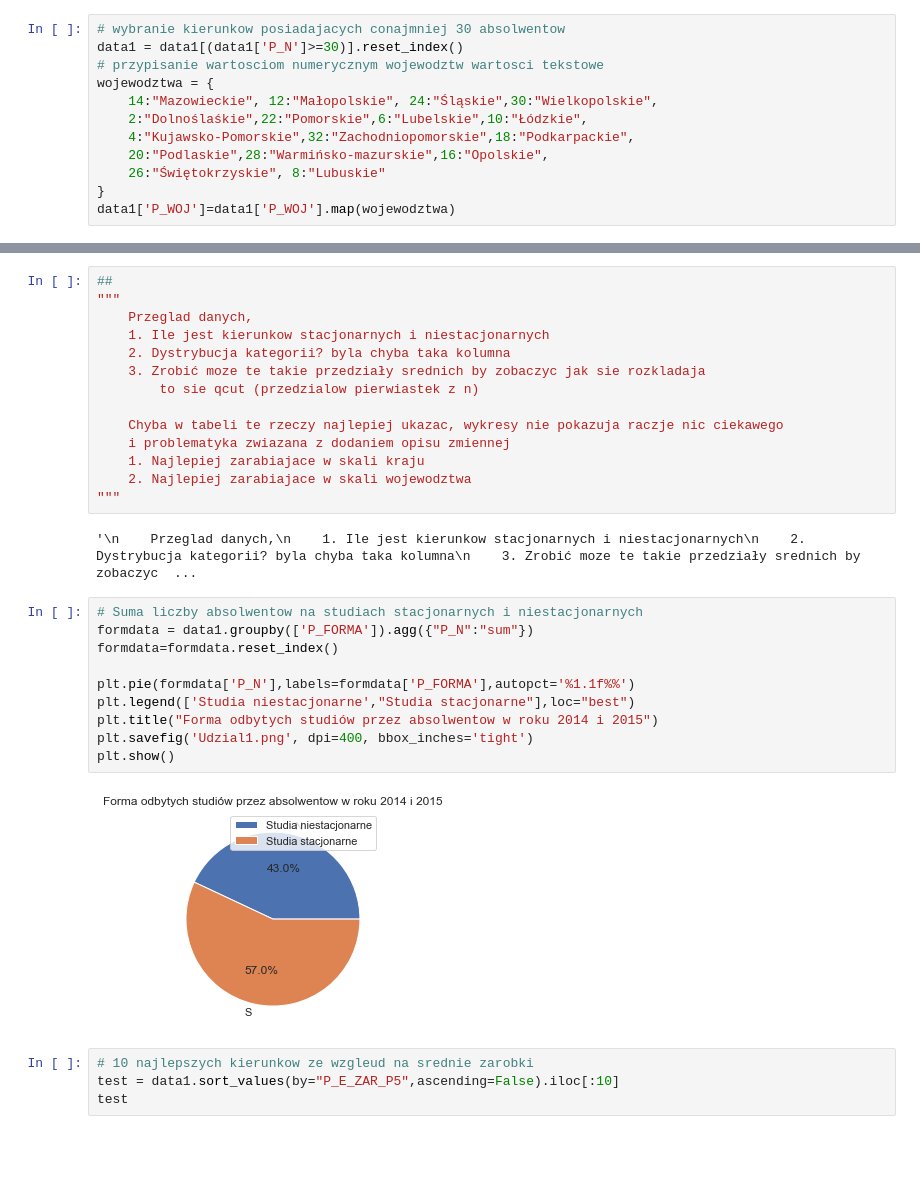
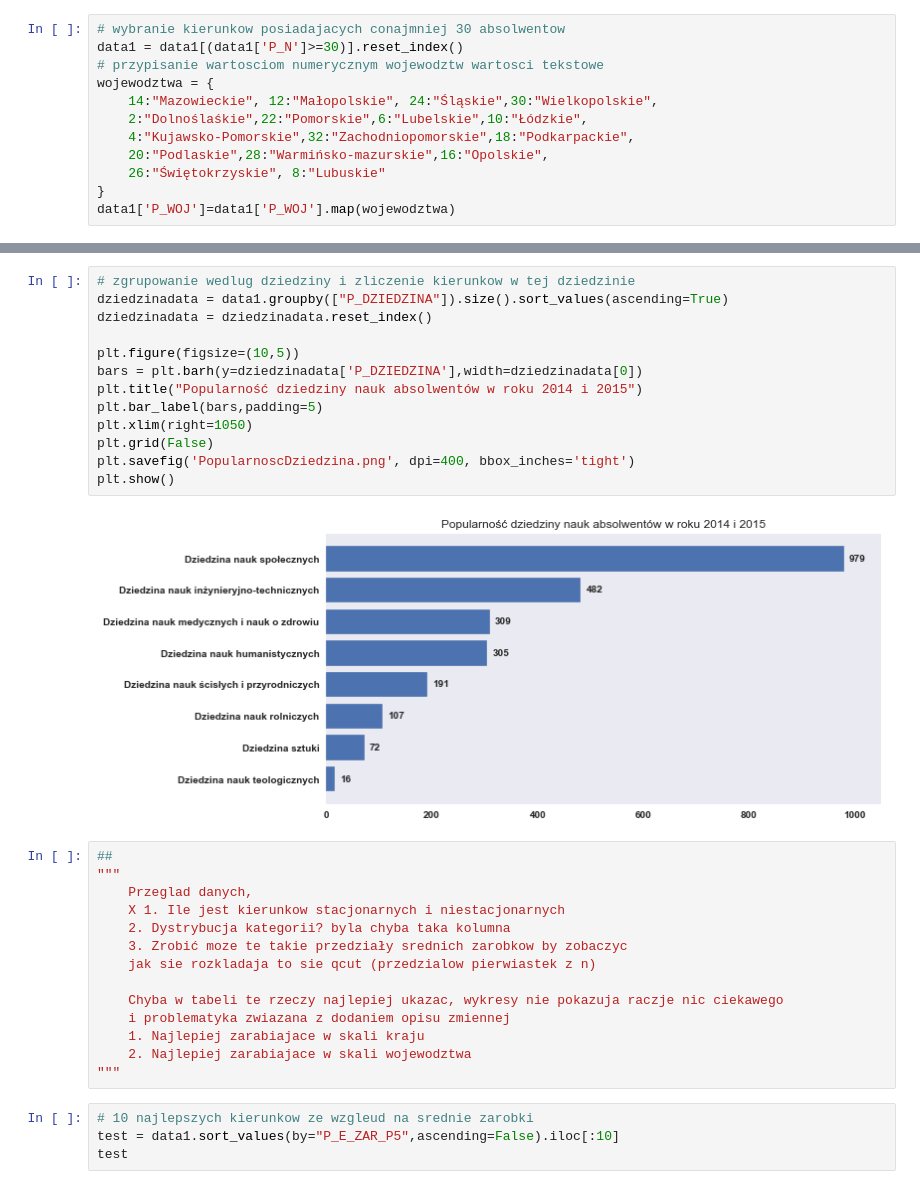
Before and after one commit to CptQuak/CasestudyGraduateEarnings, a Jupyter notebook: zadanie1.ipynb, the cells around one changed output, grey strips where cells are left out. Cells and saved outputs as stored; diff of their text form; blank space fills up the shorter version.

```diff
--- a/zadanie1.ipynb
+++ b/zadanie1.ipynb
@@ -95,31 +106,32 @@ data1['P_WOJ']=data1['P_WOJ'].map(wojewodztwa)
+# %%
+# zgrupowanie wedlug dziedziny i zliczenie kierunkow w tej dziedzinie
+dziedzinadata = data1.groupby(["P_DZIEDZINA"]).size().sort_values(ascending=True)
+dziedzinadata = dziedzinadata.reset_index()
+
+plt.figure(figsize=(10,5))
+bars = plt.barh(y=dziedzinadata['P_DZIEDZINA'],width=dziedzinadata[0])
+plt.title("Popularność dziedziny nauk absolwentów w roku 2014 i 2015")
+plt.bar_label(bars,padding=5)
+plt.xlim(right=1050)
+plt.grid(False)
+plt.savefig('PopularnoscDziedzina.png', dpi=400, bbox_inches='tight')
+plt.show()
+# %% [output]
+[figure, added]
 # %%
 ##
 """
     Przeglad danych,
-    1. Ile jest kierunkow stacjonarnych i niestacjonarnych
+    X 1. Ile jest kierunkow stacjonarnych i niestacjonarnych
     2. Dystrybucja kategorii? byla chyba taka kolumna
-    3. Zrobić moze te takie przedziały srednich by zobaczyc jak sie rozkladaja
-        to sie qcut (przedzialow pierwiastek z n)
+    3. Zrobić moze te takie przedziały srednich zarobkow by zobaczyc
+    jak sie rozkladaja to sie qcut (przedzialow pierwiastek z n)
 
     Chyba w tabeli te rzeczy najlepiej ukazac, wykresy nie pokazuja raczje nic ciekawego
     i problematyka zwiazana z dodaniem opisu zmiennej
     1. Najlepiej zarabiajace w skali kraju
     2. Najlepiej zarabiajace w skali wojewodztwa
 """
-# %% [output]
-'\n    Przeglad danych,\n    1. Ile jest kierunkow stacjonarnych i niestacjonarnych\n    2. Dystrybucja kategorii? byla chyba taka kolumna\n    3. Zrobić moze te takie przedziały srednich by zobaczyc  ...
-# %%
-# Suma liczby absolwentow na studiach stacjonarnych i niestacjonarnych
-formdata = data1.groupby(['P_FORMA']).agg({"P_N":"sum"})
-formdata=formdata.reset_index()
-
-plt.pie(formdata['P_N'],labels=formdata['P_FORMA'],autopct='%1.1f%%')
-plt.legend(['Studia niestacjonarne',"Studia stacjonarne"],loc="best")
-plt.title("Forma odbytych studiów przez absolwentow w roku 2014 i 2015")
-plt.savefig('Udzial1.png', dpi=400, bbox_inches='tight')
-plt.show()
-# %% [output]
-[figure, removed]
 # %%
 # 10 najlepszych kierunkow ze wzgleud na srednie zarobki
 test = data1.sort_values(by="P_E_ZAR_P5",ascending=False).iloc[:10]
```
Also changed, not shown: parts of 2 cells of this notebook, 2 other files.
